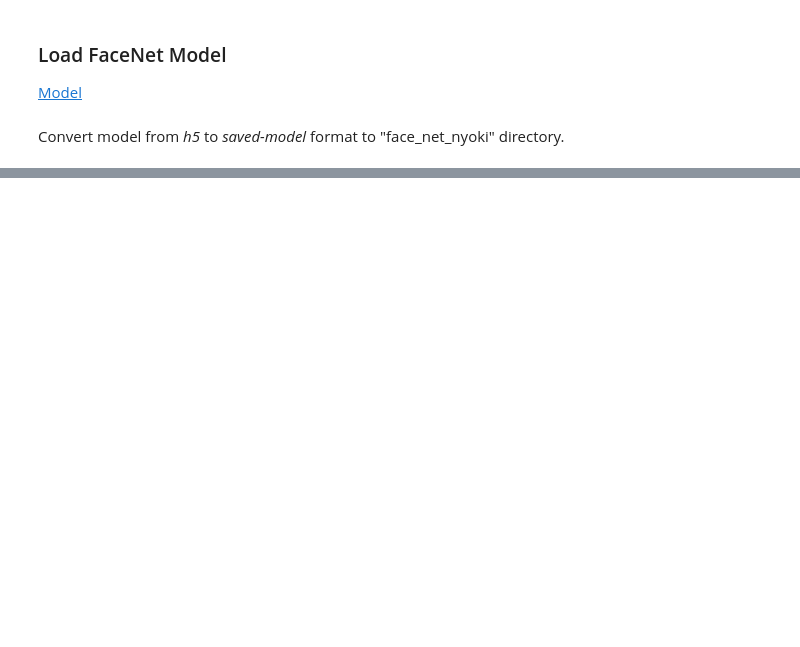
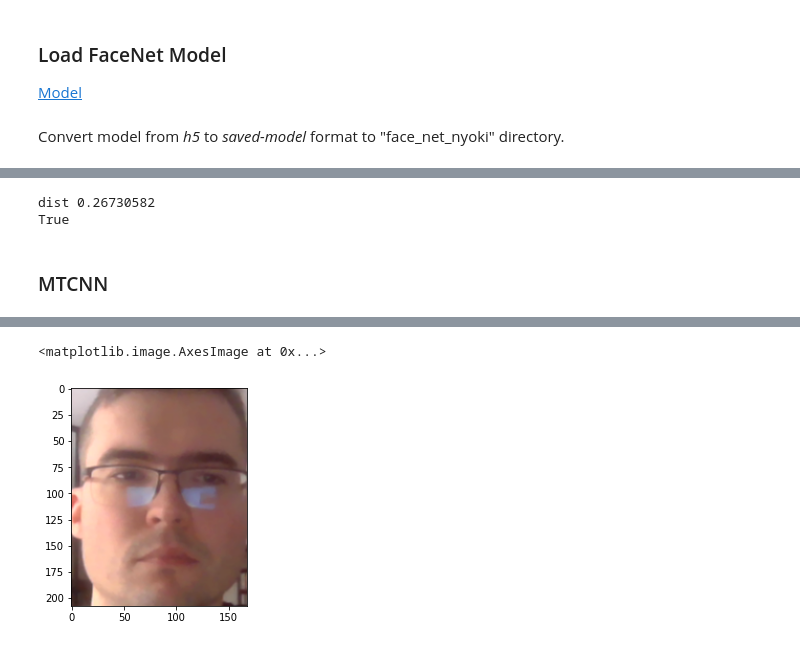
Before and after one commit to Kaastor/road-to-deep-learning, a Jupyter notebook: cnn/face_net/pretrained_face_net_verification.ipynb, the cells around one changed output, grey strips where cells are left out. Saved outputs shown, nothing was run; the diff lists cells and outputs as text; code cells hidden in the pictures; blank space fills up the shorter version.

Commit message:
face net improvements

```diff
--- a/cnn/face_net/pretrained_face_net_verification.ipynb
+++ b/cnn/face_net/pretrained_face_net_verification.ipynb
@@ -335,0 +397,20 @@ True
+# %%
+# print(verify(img_to_encoding("./tutorial/images/camera_1.jpg", model), img_to_encoding("./tutorial/images/bertrand.jpg", model))) # OK
+
+with open('/home/przemek/GAT/Zdjęcia-FV/photo4-base64.txt', 'r') as file:
+    base64_1 = file.read().rstrip()
+
+with open('/home/przemek/GAT/Zdjęcia-FV/photo3-base64.txt', 'r') as file:
+    base64_2 = file.read().rstrip()
+
+# Create embeddings
+em = face_net_embeddings([base64_1, base64_2])
+# print(em)
+print(verify(em[0], em[1]))
+
+# Opcja ostatnia: zdekodować base64, zapisać plik i wrzucić w img_to_encoding?
+# %% [output]
+dist 0.26730582
+True
+# %% [markdown]
+### MTCNN
@@ -335,0 +420,27 @@ True
+# %%
+def face_detection(img, detector):
+    return detector.detect_faces(img)
+# %%
+def bounding_box(res):
+    x1, y1, width, height = res[0]['box']
+    x1, y1 = abs(x1), abs(y1)
+    x2, y2 = x1 + width, y1 + height
+
+    return x1, y1, x2, y2
+# %%
+def get_face(img, detector):
+    res = face_detection(img, detector)
+    x1, y1, x2, y2 = bounding_box(res)
+
+    return img[y1:y2, x1:x2]
+# %%
+with open('/home/przemek/GAT/Zdjęcia-FV/photo1-lighten2-base64.txt', 'r') as file:
+    img_str = file.read().rstrip()
+
+img_str = remove_prefix(img_str, 'embedded-picture')
+img = base64.b64decode(img_str)
+img = tf.image.decode_jpeg(img, channels=3)
+
+detector = MTCNN()
+plt.imshow(get_face(img.numpy(), detector))
+# %% [output]
@@ -335,0 +448,2 @@ True
+<matplotlib.image.AxesImage at 0x...>
+[figure, added]
```
Also changed, not shown: parts of 17 cells of this notebook, 1 other file.
